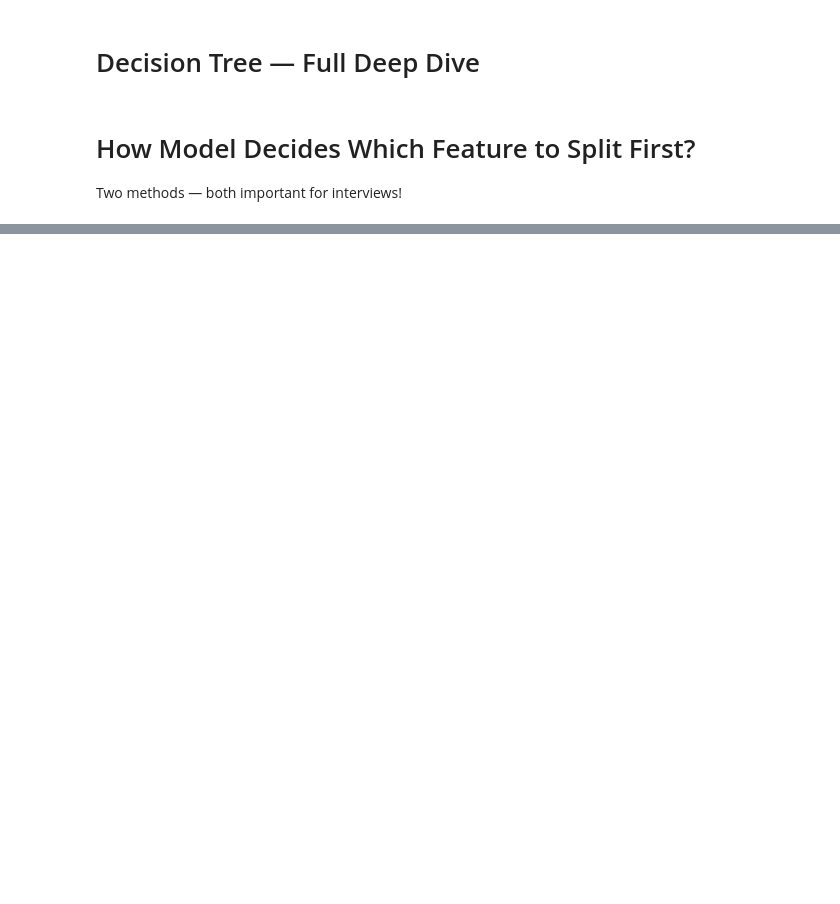
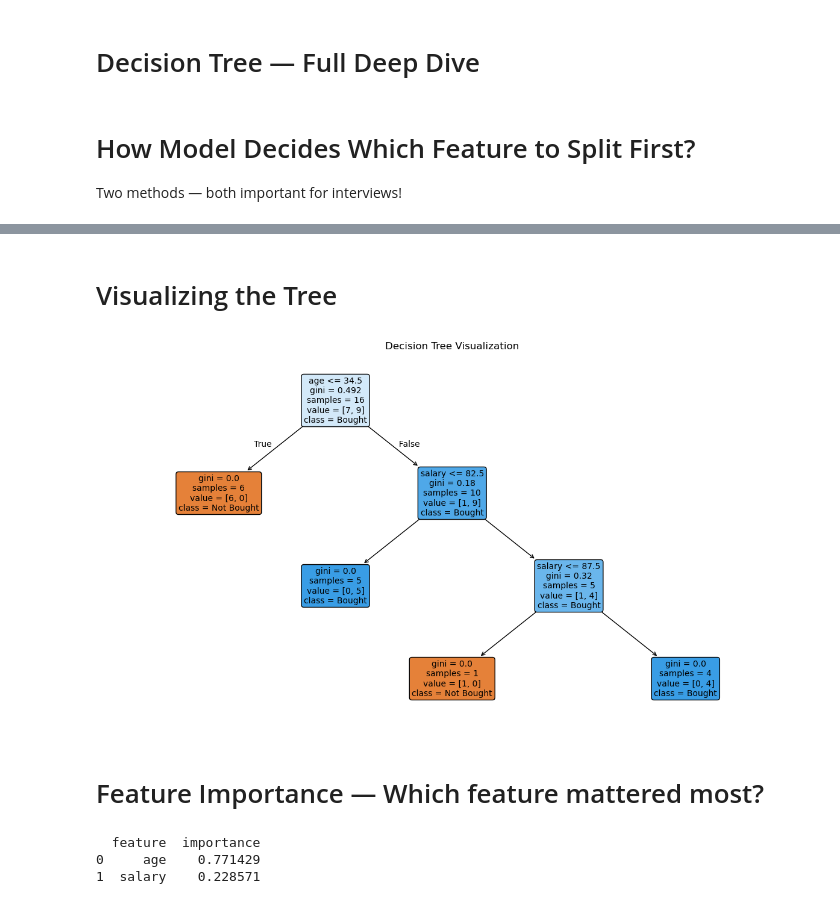
Before and after one commit to ashabakshi/ML_Learning_Clear_basics-, a Jupyter notebook: 03_Decision_Tree.ipynb, the cells around one changed output, grey strips where cells are left out. Cells and saved outputs as stored; diff of their text form; code cells hidden in the pictures; blank space fills up the shorter version.

```diff
--- a/03_Decision_Tree.ipynb
+++ b/03_Decision_Tree.ipynb
@@ -72,0 +191,30 @@ HIGHEST information gain!
+# %% [markdown]
+# Visualizing the Tree
+# %%
+plt.figure(figsize=(15,8))
+plot_tree(model,
+                feature_names=["age","salary"],
+                class_names=["Not Bought","Bought"],
+                filled = True,# color the nodes
+                rounded=True,# round corners
+                fontsize=10)
+plt.title("Decision Tree Visualization")
+plt.show()
+# %% [output]
+[figure, added]
+# %% [markdown]
+# Feature Importance — Which feature mattered most?
+# %%
+importance = pd.DataFrame({
+    "feature"   : ["age", "salary"],
+    "importance": model.feature_importances_
+})
+
+importance= importance.sort_values(
+            "importance",ascending=False
+)
+print(importance)
+# %% [output]
+  feature  importance
+0     age    0.771429
+1  salary    0.228571
```
Also changed, not shown: parts of 13 cells of this notebook, 1 other file.
